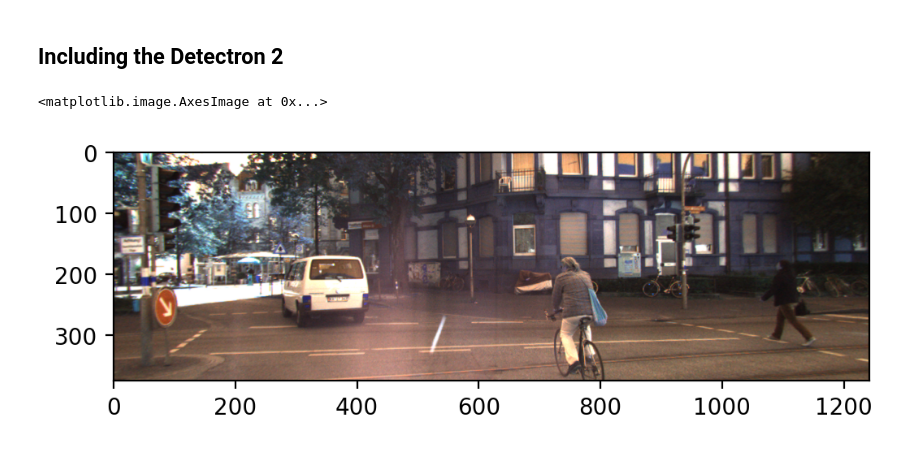
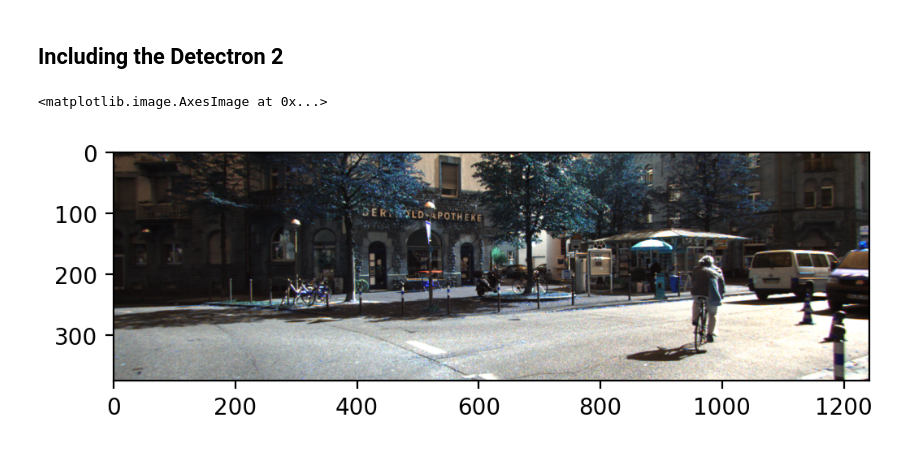
Before and after one commit to qureshinomaan/Generate-Occupancy-Maps, a Jupyter notebook: Generate_Occupancy_Grid.ipynb, the cells around one changed output. Saved outputs shown, nothing was run; the diff lists cells and outputs as text; code cells hidden in the pictures.

```diff
--- a/Generate_Occupancy_Grid.ipynb
+++ b/Generate_Occupancy_Grid.ipynb
@@ -40,12 +40,12 @@ cfg.merge_from_file(model_zoo.get_config_file("COCO-PanopticSegmentation/panopti
 cfg.MODEL.WEIGHTS = model_zoo.get_checkpoint_url("COCO-PanopticSegmentation/panoptic_fpn_R_101_3x.yaml")
 predictor = DefaultPredictor(cfg)
 # %%
-left = cv2.imread('./inputs/left.png')
-right = cv2.imread('./inputs/right.png')
-plt.imshow(right)
+left = cv2.imread('../2011_09_26/2011_09_26_drive_0005_sync/image_02/data/0000000070.png')
+right = cv2.imread('../2011_09_26/2011_09_26_drive_0005_sync/image_03/data/0000000070.png')
+plt.imshow(left)
 # %% [output]
 <matplotlib.image.AxesImage at 0x...>
-[figure, old version]
+[figure, new version]
 # %%
 
 img = generate_disparity('inputs/left.png', 'inputs/right.png', False)
```
Also changed, not shown: parts of 2 cells of this notebook, 3 other files.
